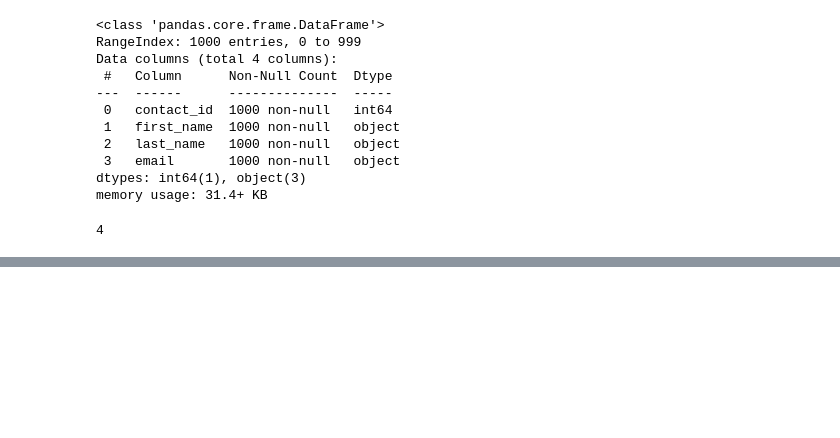
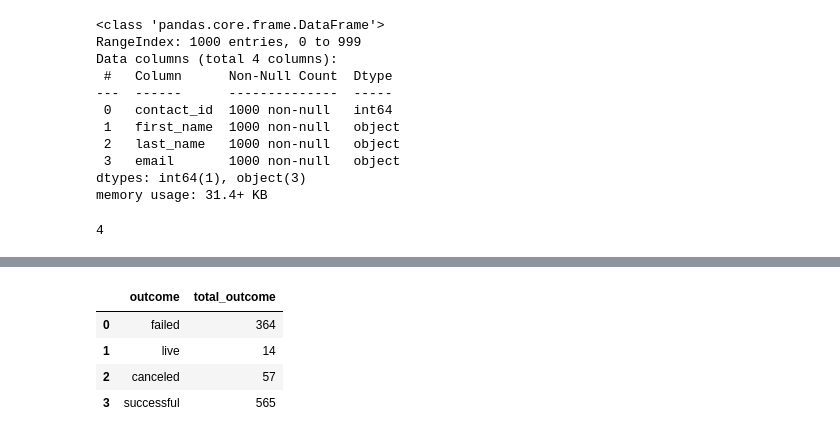
Before and after one commit to DannyPhantom2023/SMU-Project-2-Crowd-Funding, a Jupyter notebook: Final Submission/ETL_Mini_Project_Group_4.ipynb, the cells around one changed output, grey strips where cells are left out. Cells and saved outputs as stored; diff of their text form; code cells hidden in the pictures; blank space fills up the shorter version.

```diff
--- a/Final Submission/ETL_Mini_Project_Group_4.ipynb
+++ b/Final Submission/ETL_Mini_Project_Group_4.ipynb
@@ -850,0 +703,8 @@ memory usage: 31.4+ KB
+# %%
+dfs.head()
+# %% [output]
+|  | outcome | total_outcome |
+| 0 | failed | 364 |
+| 1 | live | 14 |
+| 2 | canceled | 57 |
+| 3 | successful | 565 |
```
Also changed, not shown: parts of 22 cells of this notebook, 1 other file.
